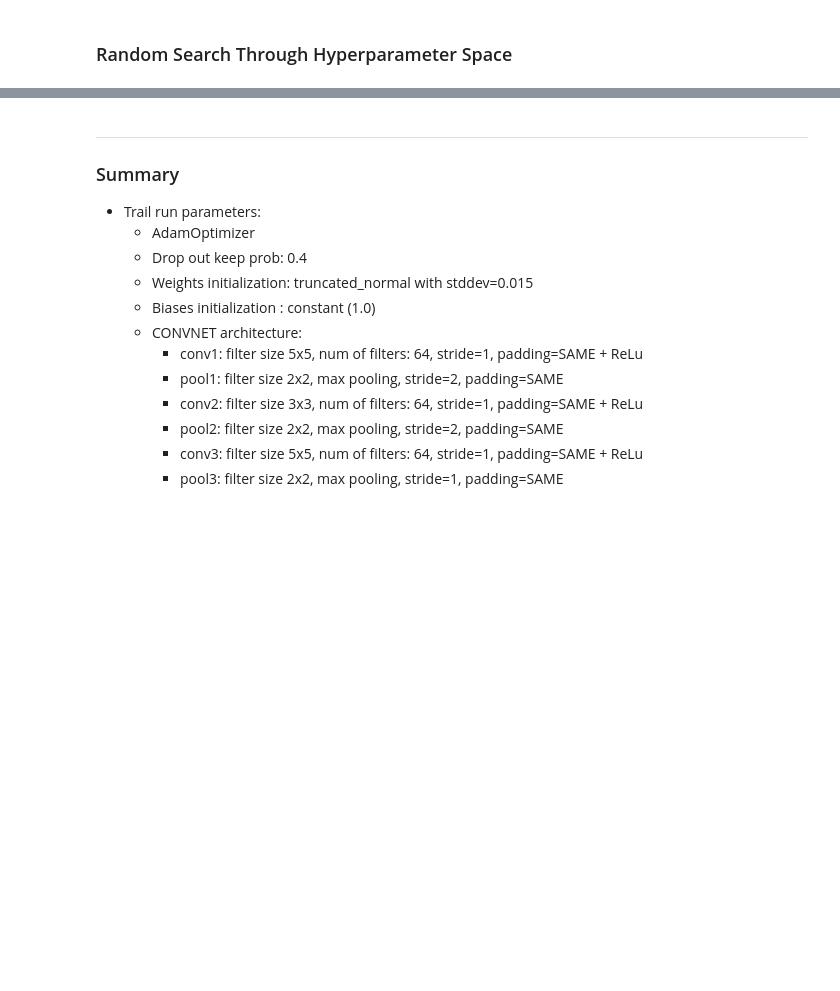
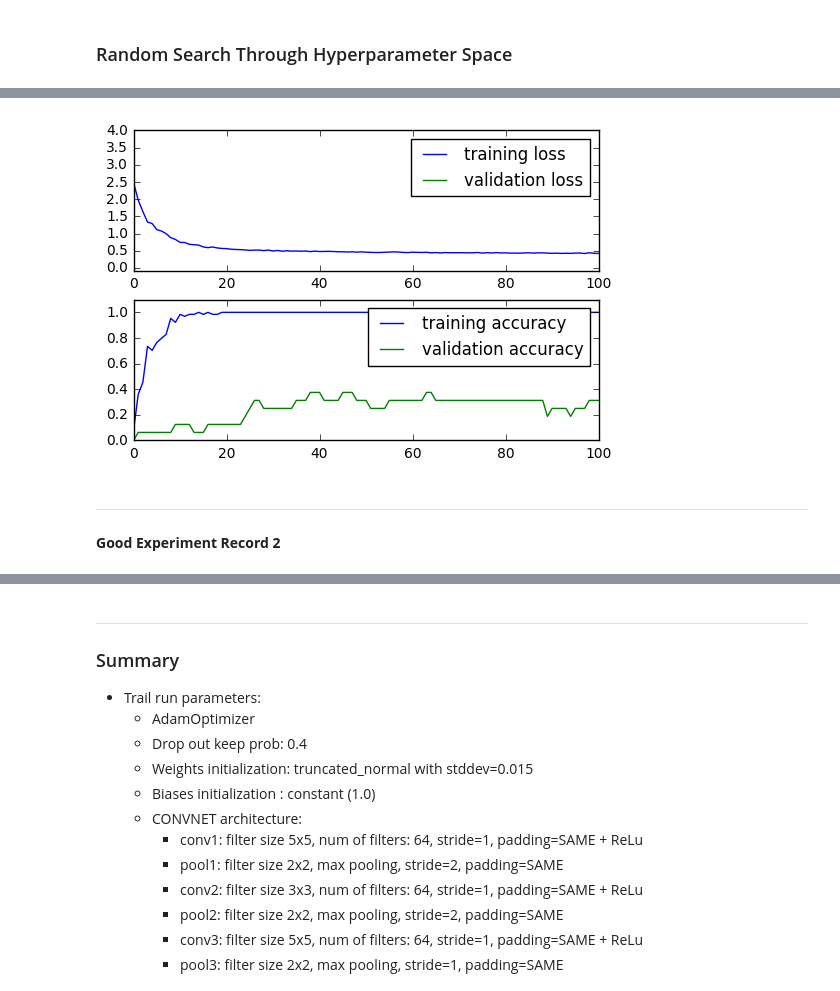
Before and after one commit to zhongyuk/machine-learning, a Jupyter notebook: projects/capstone/Experiment3.ipynb, the cells around one changed output, grey strips where cells are left out. Saved outputs shown, nothing was run; the diff lists cells and outputs as text; code cells hidden in the pictures; blank space fills up the shorter version.

```diff
--- a/projects/capstone/Experiment3.ipynb
+++ b/projects/capstone/Experiment3.ipynb
@@ -194,0 +190,7 @@ keep_prob               learning rate           init_std                beta
+# %%
+plot_data(exp_data)
+# %% [output]
+[figure, added]
+# %% [markdown]
+***
+**Good Experiment Record 2**
```
Also changed, not shown: parts of 18 cells of this notebook, 4 other files.
